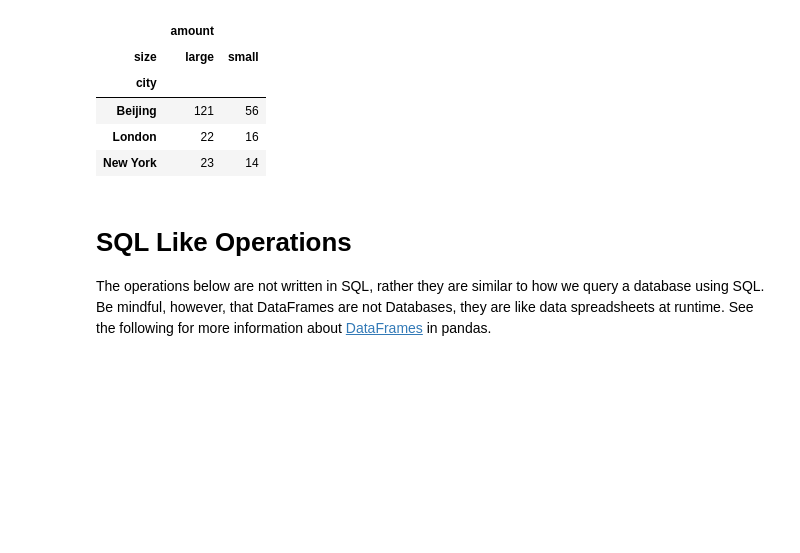
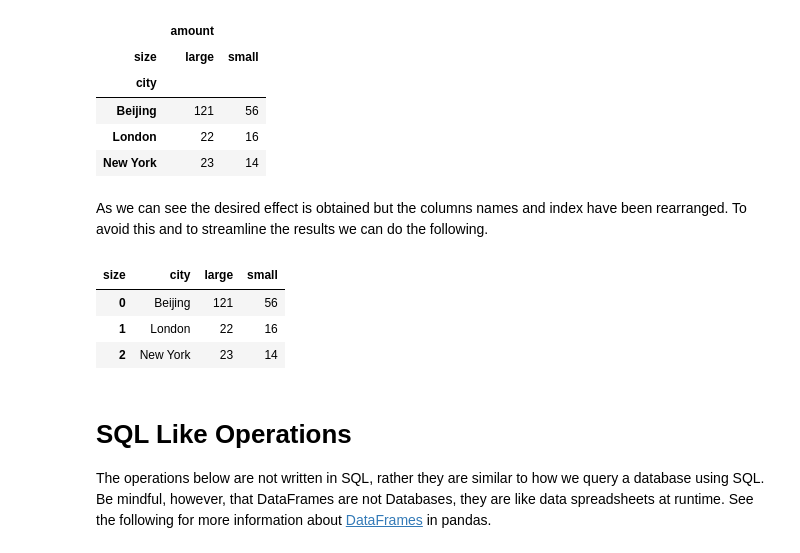
Before and after one commit to AltahhanAi/Data_Science, a Jupyter notebook: docs/content/unit1/exercises/Exercise1_Data Wrangling in Pandas.ipynb, the cells around one changed output. Cells and saved outputs as stored; diff of their text form; code cells hidden in the pictures; blank space fills up the shorter version.

```diff
--- a/docs/content/unit1/exercises/Exercise1_Data Wrangling in Pandas.ipynb
+++ b/docs/content/unit1/exercises/Exercise1_Data Wrangling in Pandas.ipynb
@@ -115,6 +167,16 @@ df_new
 | Beijing | 121 | 56 |
 | London | 22 | 16 |
 | New York | 23 | 14 |
+# %% [markdown]
+As we can see the desired effect is obtained but the columns names and index have been rearranged. To avoid this and to streamline the results we can do the following.
+# %%
+df_new = df_pollution.pivot(index='city', columns='size', values='amount').reset_index()
+df_new
+# %% [output]
+| size | city | large | small |
+| 0 | Beijing | 121 | 56 |
+| 1 | London | 22 | 16 |
+| 2 | New York | 23 | 14 |
 # %% [markdown]
 # SQL Like Operations
 The operations below are not written in SQL, rather they are similar to how we query a database using SQL. Be mindful, however, that DataFrames are not Databases, they are like data spreadsheets at runtime. See the following for more information about [DataFrames](https://pandas.pydata.org/pandas-docs/stable/user_guide/dsintro.html#dataframe) in pandas.
```
Also changed, not shown: parts of 24 cells of this notebook, 3 other files.
